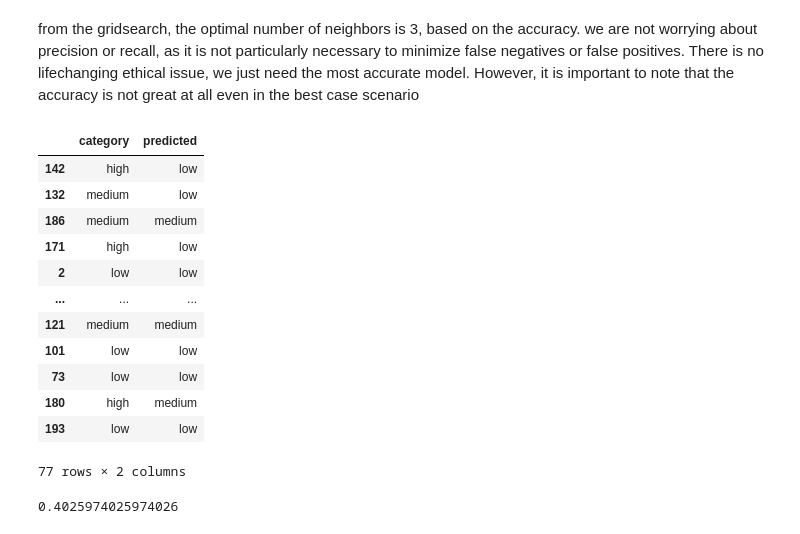
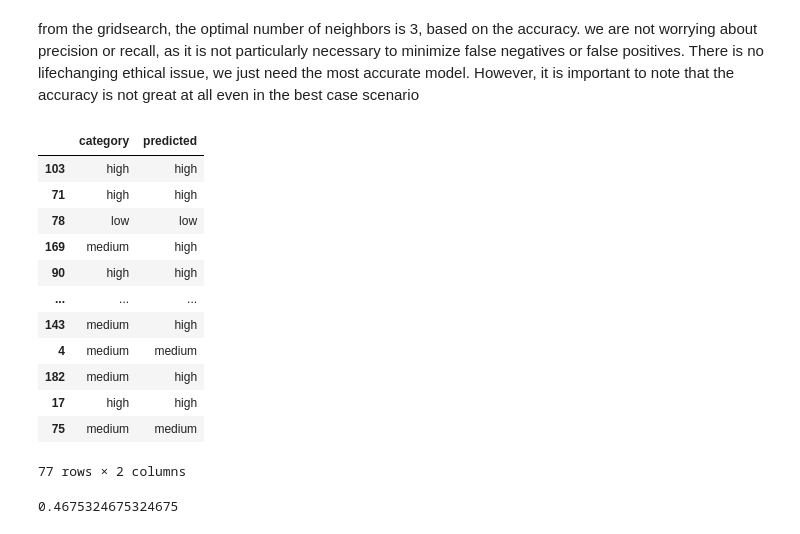
Before and after one commit to Lionung/dsci_100_group_project, a Jupyter notebook: Group 8 Project.ipynb, the cells around one changed output. Cells and saved outputs as stored; diff of their text form; code cells hidden in the pictures.

```diff
--- a/Group 8 Project.ipynb
+++ b/Group 8 Project.ipynb
@@ -206,25 +210,25 @@ cross_val_plot
 from the gridsearch, the optimal number of neighbors is 3, based on the accuracy.
 we are not worrying about precision or recall, as it is not particularly necessary to minimize false negatives or false positives. There is no lifechanging ethical issue, we just need the most accurate model. However, it is important to note that the accuracy is not great at all even in the best case scenario
 # %%
-optimized = make_pipeline(preprocessor, KNeighborsClassifier(n_neighbors=3))
+optimized = make_pipeline(preprocessor, KNeighborsClassifier(n_neighbors=5))
 optimized.fit(x_train, y_train)
 
 
 predictions = pd.DataFrame(y_test).assign(predicted=optimized.predict(x_test))
 predictions
 # %% [output]
 |  | category | predicted |
-| 142 | high | low |
-| 132 | medium | low |
-| 186 | medium | medium |
-| 171 | high | low |
-| 2 | low | low |
+| 103 | high | high |
+| 71 | high | high |
+| 78 | low | low |
+| 169 | medium | high |
+| 90 | high | high |
 | ... | ... | ... |
-| 121 | medium | medium |
-| 101 | low | low |
-| 73 | low | low |
-| 180 | high | medium |
-| 193 | low | low |
+| 143 | medium | high |
+| 4 | medium | medium |
+| 182 | medium | high |
+| 17 | high | high |
+| 75 | medium | medium |
 77 rows × 2 columns
 # %%
 #this function is simpler as it just takes the real ones, and the predicted ones
@@ -233,4 +237,4 @@ from sklearn.metrics import accuracy_score
 accuracy = accuracy_score(predictions["category"], predictions["predicted"])
 accuracy
 # %% [output]
-0.4025974025974026
+0.4675324675324675
```
Also changed, not shown: parts of 2 cells of this notebook.
